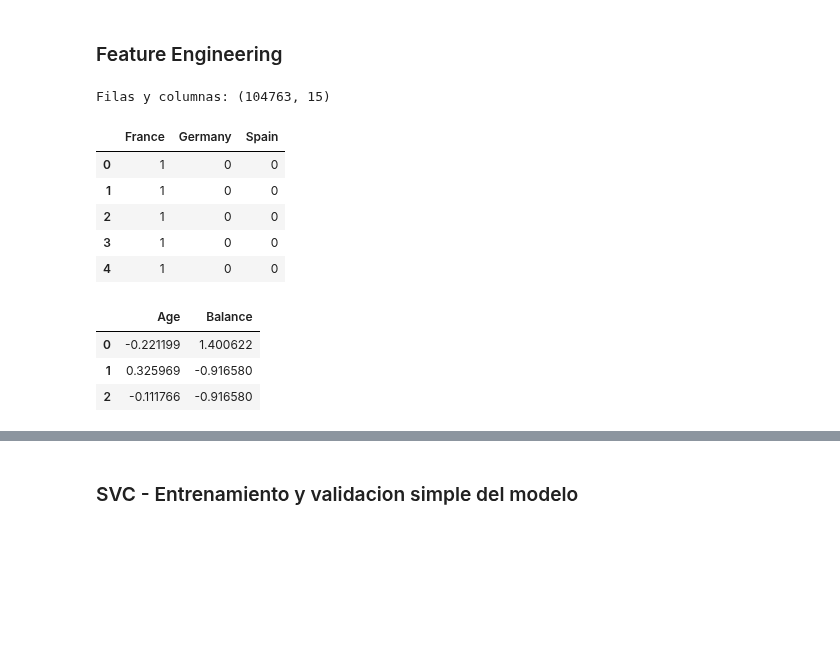
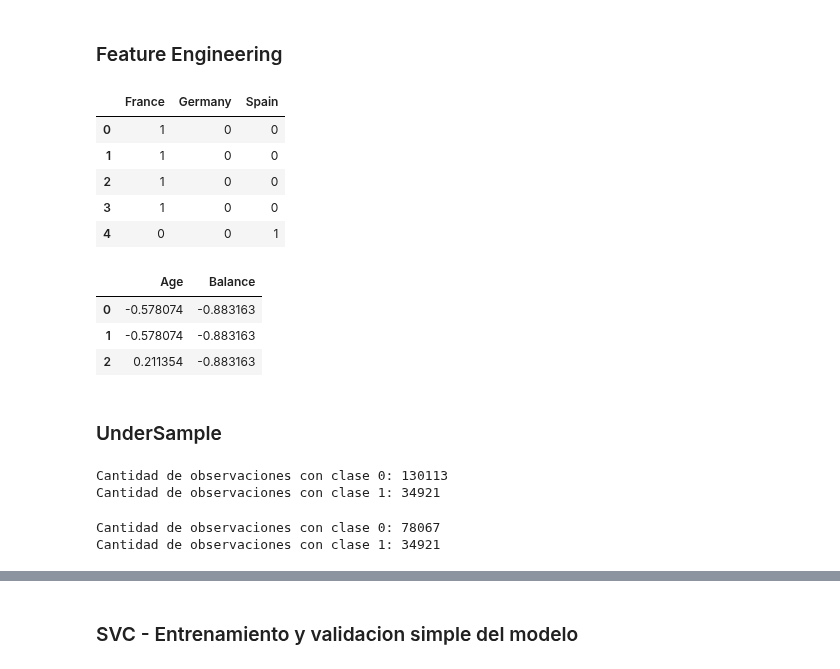
Before and after one commit to arielRas/KaggleCompetition-Coder52295, a Jupyter notebook: Model.ipynb, the cells around one changed output, grey strips where cells are left out. Drawn from its saved outputs; the diff is of its cells as text; code cells hidden in the pictures; blank space fills up the shorter version.

```diff
--- a/Model.ipynb
+++ b/Model.ipynb
@@ -15,24 +15,8 @@ df.head(3)
 ## Modelado
 # %% [markdown]
 ### Feature Engineering
-# %%
-#NUMERO DE OBSERVACIONES QUE SE FUEROND EL BANCO
-n_exited = df.loc[df.Exited == 1].shape[0]
-
-#DATAFRAME COMPLEMENTARIO CON MUESTRAS DE AQUELLAS QUE NO
-df_sample = df.loc[df.Exited == 0].sample(n=n_exited*2, random_state=5)
-
-#UNION DE REGISTROS
-df_sample = pd.concat([df_sample,
-                       df.loc[df.Exited == 1]],
-                       axis=0)
-
-df_sample = df_sample.reset_index(drop=True)
-print(f'Filas y columnas: {df_sample.shape}')
-# %% [output]
-Filas y columnas: (104763, 15)
 # %%
-dummies = pd.get_dummies(df_sample['Geography'], dtype=int)
+dummies = pd.get_dummies(df['Geography'], dtype=int)
 dummies.head()
 # %% [output]
 |  | France | Germany | Spain |
@@ -40,25 +24,25 @@ dummies.head()
 | 1 | 1 | 0 | 0 |
 | 2 | 1 | 0 | 0 |
 | 3 | 1 | 0 | 0 |
-| 4 | 1 | 0 | 0 |
+| 4 | 0 | 0 | 1 |
 # %%
 #NORMALIZACION
 from sklearn.preprocessing import StandardScaler
 
 #LISTA DE VARIABLES A NORMALIZAR
 vars = ['Age','Balance']#'CreditScore',
 
 #INSTANCIA DEL MODELO Y TRANSOFRMACION
-std_vars = StandardScaler().fit_transform(df_sample[vars])
+std_vars = StandardScaler().fit_transform(df[vars])
 
 #SE CREA DATAFRAME COMPLEMETARIO
 std_vars = pd.DataFrame(std_vars, columns=vars)
 std_vars.head(3)
 # %% [output]
 |  | Age | Balance |
-| 0 | -0.221199 | 1.400622 |
-| 1 | 0.325969 | -0.916580 |
-| 2 | -0.111766 | -0.916580 |
+| 0 | -0.578074 | -0.883163 |
+| 1 | -0.578074 | -0.883163 |
+| 2 | 0.211354 | -0.883163 |
 # %%
 #SELECCION DE VARIABLES
 vars = ['NumOfProducts','IsActiveMember','Gender']
@@ -78,0 +57,29 @@ X_train, X_test, y_train, y_test = train_test_split(x, y, test_size=0.33, strati
+# %% [markdown]
+### UnderSample
+# %%
+#DISTRIBUCION DE LAS CLASES EN Y
+print(f'Cantidad de observaciones con clase 0: {sum(y==0)}')
+print(f'Cantidad de observaciones con clase 1: {sum(y==1)}')
+# %% [output]
+Cantidad de observaciones con clase 0: 130113
+Cantidad de observaciones con clase 1: 34921
+# %%
+#IMPORTACION DE LIBRERIA
+from imblearn.under_sampling import RandomUnderSampler
+
+#PORCENTAJE DE REDUCCION VARIABLE MAYORITARIA
+perc_reduce = int(sum(y==0)*0.6)
+
+#SET HIPERPARAMETRO
+sampling_strategy = {0:perc_reduce, 1:sum(y==1)}
+
+#INSTANCIA ,ENTRAMIENTO Y TRANSFORMACION DEL MODELO
+rus = RandomUnderSampler(sampling_strategy=sampling_strategy, random_state=42)
+x_under, y_under = rus.fit_resample(x, y)
+
+#RESULTADO
+print(f'Cantidad de observaciones con clase 0: {sum(y_under==0)}')
+print(f'Cantidad de observaciones con clase 1: {sum(y_under==1)}')
+# %% [output]
+Cantidad de observaciones con clase 0: 78067
+Cantidad de observaciones con clase 1: 34921
```
Also changed, not shown: parts of 31 cells of this notebook.
